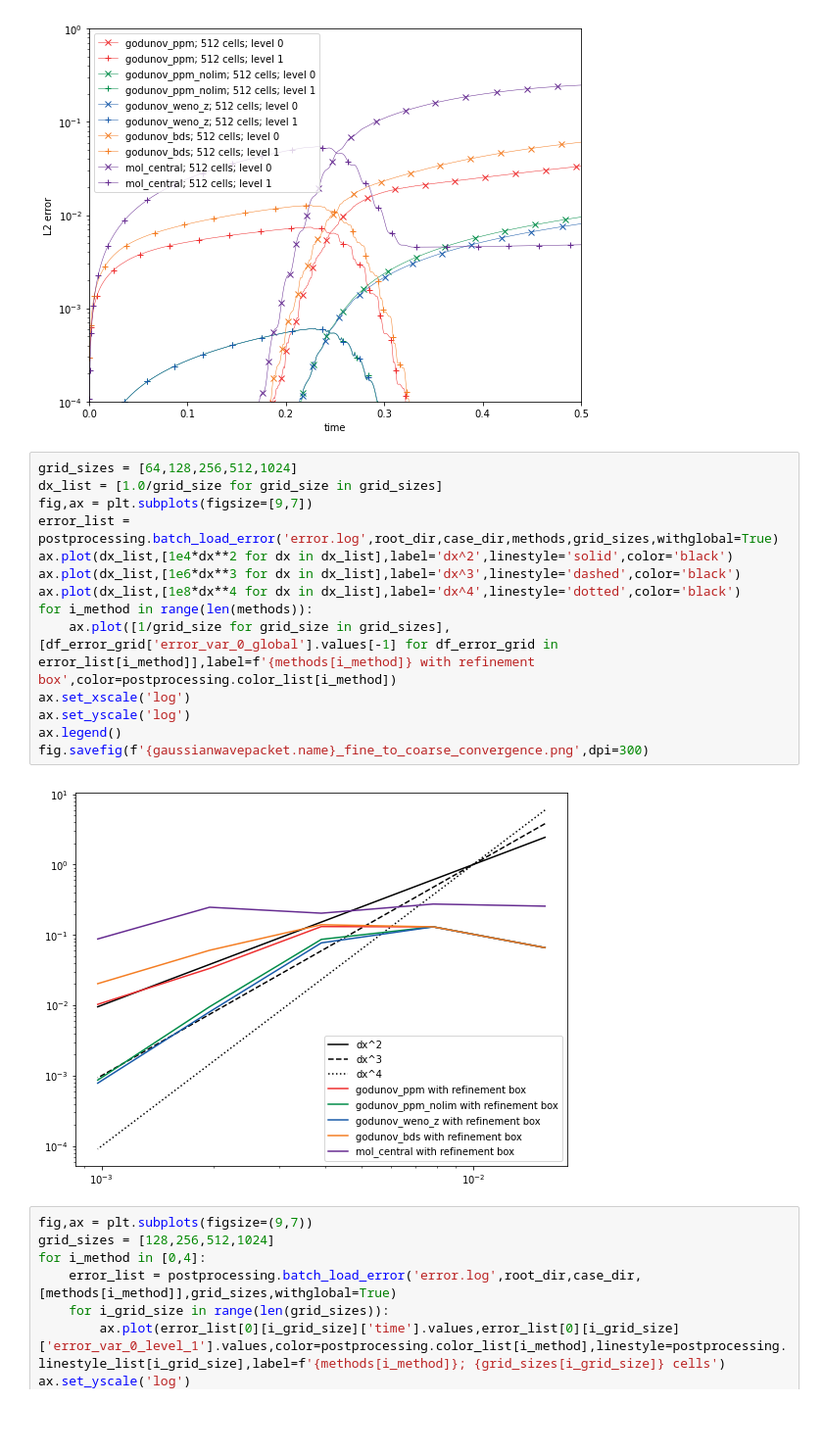
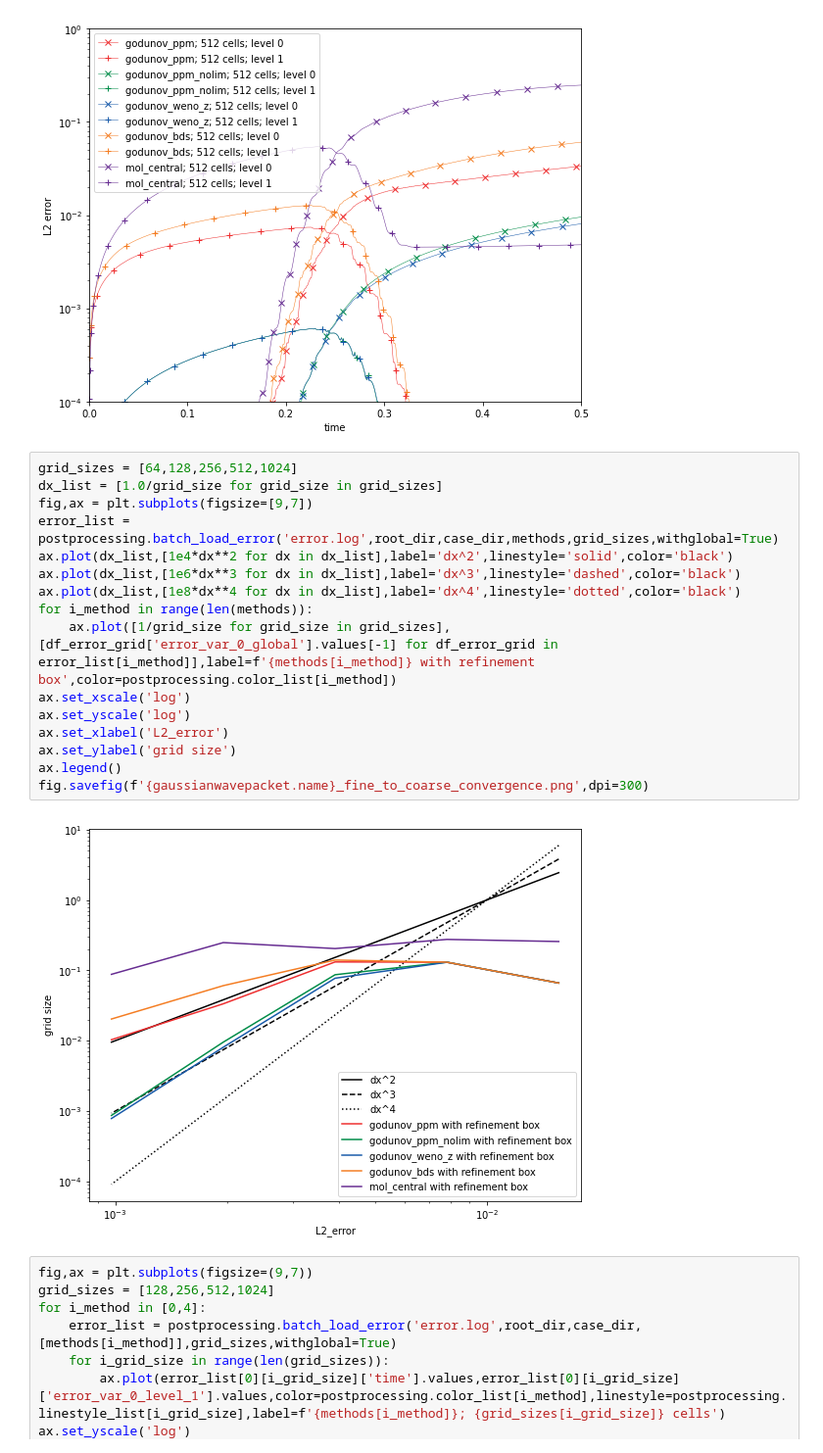
Before and after one commit to diederikb/nrel_jupyter_notebooks, a Jupyter notebook: postprocess_scalar_advection_1D.ipynb, the cells around one changed output. Shown at 98% size. Cells and saved outputs as stored; diff of their text form; blank space fills up the shorter version.

Commit message:
switched axis labels of convergence plots

```diff
--- a/postprocess_scalar_advection_1D.ipynb
+++ b/postprocess_scalar_advection_1D.ipynb
@@ -195,19 +199,21 @@ fig.savefig(f'{gaussianwavepacket.name}_fine_to_coarse_error.png',dpi=300)
 # %%
 grid_sizes = [64,128,256,512,1024]
 dx_list = [1.0/grid_size for grid_size in grid_sizes]
 fig,ax = plt.subplots(figsize=[9,7])
 error_list = postprocessing.batch_load_error('error.log',root_dir,case_dir,methods,grid_sizes,withglobal=True)
 ax.plot(dx_list,[1e4*dx**2 for dx in dx_list],label='dx^2',linestyle='solid',color='black')
 ax.plot(dx_list,[1e6*dx**3 for dx in dx_list],label='dx^3',linestyle='dashed',color='black')
 ax.plot(dx_list,[1e8*dx**4 for dx in dx_list],label='dx^4',linestyle='dotted',color='black')
 for i_method in range(len(methods)):
     ax.plot([1/grid_size for grid_size in grid_sizes],[df_error_grid['error_var_0_global'].values[-1] for df_error_grid in error_list[i_method]],label=f'{methods[i_method]} with refinement box',color=postprocessing.color_list[i_method])
 ax.set_xscale('log')
 ax.set_yscale('log')
+ax.set_xlabel('L2_error')
+ax.set_ylabel('grid size')
 ax.legend()
 fig.savefig(f'{gaussianwavepacket.name}_fine_to_coarse_convergence.png',dpi=300)
 # %% [output]
-[figure, old version]
+[figure, new version]
 # %%
 fig,ax = plt.subplots(figsize=(9,7))
 grid_sizes = [128,256,512,1024]
```
Also changed, not shown: parts of 2 cells of this notebook, 5 other files.
